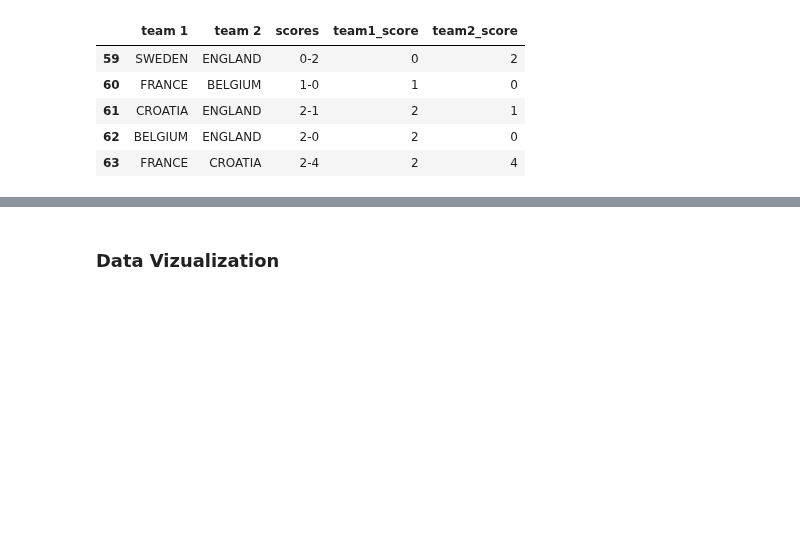
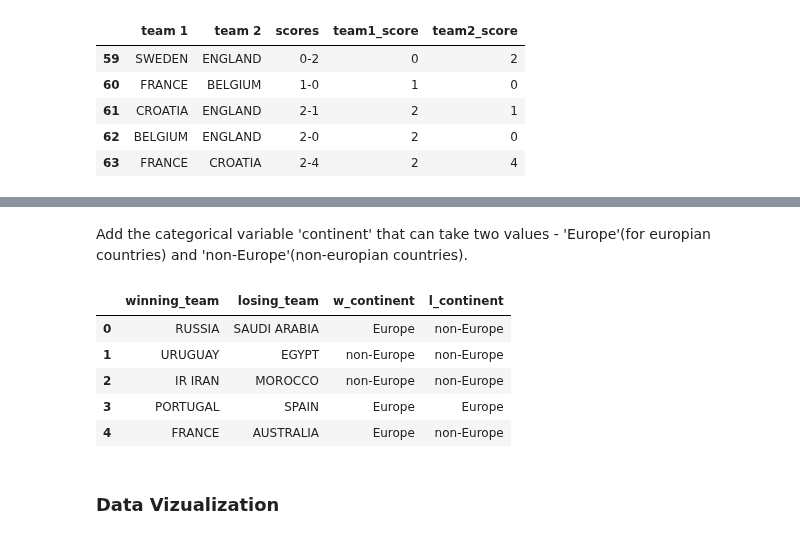
Before and after one commit to olga0503/DATA-620, a Jupyter notebook: Week_5_Assignment.ipynb, the cells around one changed output, grey strips where cells are left out. Cells and saved outputs as stored; diff of their text form; code cells hidden in the pictures; blank space fills up the shorter version.

```diff
--- a/Week_5_Assignment.ipynb
+++ b/Week_5_Assignment.ipynb
@@ -134,3 +142,45 @@ matches.head()
+# %% [markdown]
+Add the categorical variable 'continent' that can take two values - 'Europe'(for europian countries) and 'non-Europe'(non-europian countries).
+# %%
+#list of Europian countries
+europe_countries = ['Albania','Andorra','Armenia','Austria','Azerbaijan','Belarus','Belgium', 'Bosnia and Herzegovina','Bulgaria','Croatia','Cyprus','Czech Republic','Denmark','Estonia','Finland','France','Georgia','Germany','Greece','Hungary','Iceland','Ireland','Italy','Kazakhstan','Kosovo','Latvia','Liechtenstein','Lithuania','Luxembourg','Macedonia','FYROM','Malta','Moldova','Monaco','Montenegro','Netherlands','Norway','Poland','Portugal','Romania','Russia','San Marino','Serbia','Slovakia','Slovenia','Spain','Sweden','Switzerland','Turkey','Ukraine','United Kingdom','UK','England','Vatican City','Vatican City','Holy See']
+#convert all countries titles to uppercase
+europe_countries_list = [ x.upper() for x in europe_countries]
+
+#add attribute continent
+
+
+continent_list = list()
+
+for i in range(0,len(matches)):
+    if matches['winning_team'][i] in europe_countries_list:
+        continent ='Europe'
+    else:
+        continent = 'non-Europe'
+    continent_list.append(continent)
+
+matches['w_continent'] = continent_list
+
+
+continent_list = list()
+
+for i in range(0,len(matches)):
+    if matches['losing_team'][i] in europe_countries_list:
+        continent ='Europe'
+    else:
+        continent = 'non-Europe'
+    continent_list.append(continent)
+
+matches['l_continent'] = continent_list
+
+matches[['winning_team','losing_team' ,'w_continent' ,'l_continent']].head()
+# %% [output]
+|  | winning_team | losing_team | w_continent | l_continent |
+| 0 | RUSSIA | SAUDI ARABIA | Europe | non-Europe |
+| 1 | URUGUAY | EGYPT | non-Europe | non-Europe |
+| 2 | IR IRAN | MOROCCO | non-Europe | non-Europe |
+| 3 | PORTUGAL | SPAIN | Europe | Europe |
+| 4 | FRANCE | AUSTRALIA | Europe | non-Europe |
 # %% [markdown]
 ### Data Vizualization
 # %% [markdown]
```
Also changed, not shown: parts of 13 cells of this notebook.
